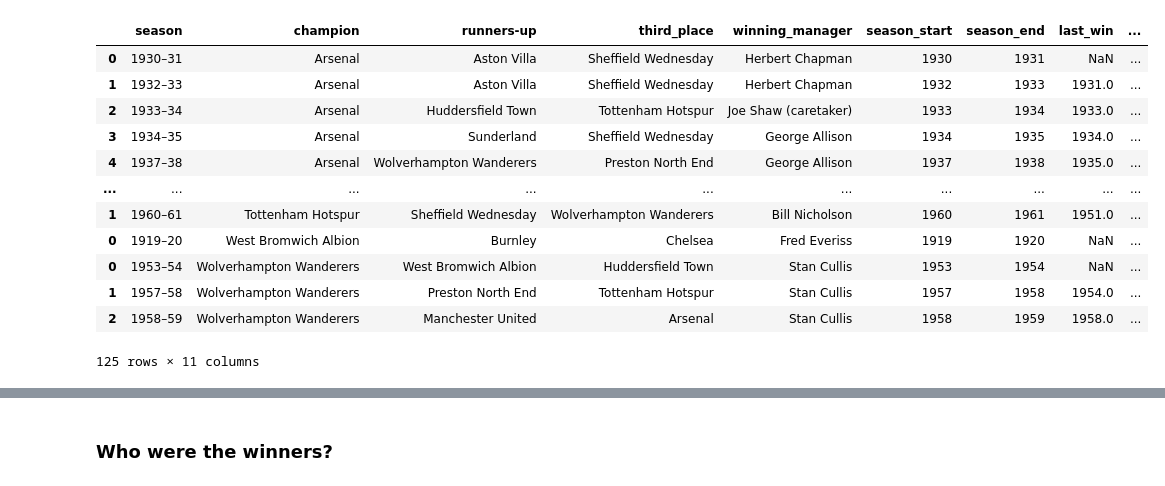
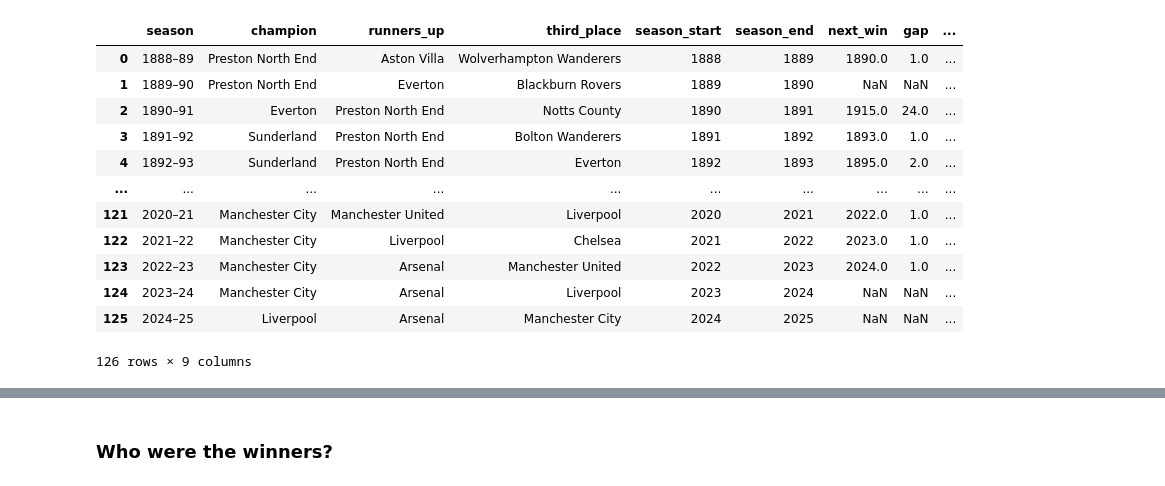
Before and after one commit to rayonjuly/rayopublic, a Jupyter notebook: 7. Longest period between EPL Titles/11. Longest period between EPL titles/longest_period_between_EPL_titles.ipynb, the cells around one changed output, grey strips where cells are left out. Saved outputs shown, nothing was run; the diff lists cells and outputs as text; code cells hidden in the pictures.

```diff
--- a/7. Longest period between EPL Titles/11. Longest period between EPL titles/longest_period_between_EPL_titles.ipynb
+++ b/7. Longest period between EPL Titles/11. Longest period between EPL titles/longest_period_between_EPL_titles.ipynb
@@ -12,10 +12,11 @@ def normalize_column_name(col):
     col = re.sub('(\n|\t)', '', col) # replace \n and \t with ''
     col = col.lower() # lower
     col = re.sub(' ', '_', col) # repace ' ' with '_'
+    col = re.sub('-', '_', col) # repace ' ' with '_'
     col = unidecode(col) # remove accent
     return col
 
-def del_column(df, col_list):
+def del_column(laliga, col_list):
     rem = [i for i in df.columns if i not in col_list]
     df = df[rem]
     return df
@@ -24,25 +25,26 @@ def del_column(df, col_list):
 # %%
 l = pd.read_html('https://en.wikipedia.org/wiki/List_of_English_football_champions')
-df = l[1]
-df.columns = [i[0] for i in df.columns]
-df = (df[~  ((df['Ed.'].str.contains('\(')) | (df['Champions (number of titles)'].str.contains('War')))])
-df.columns = [normalize_column_name(i) for i in df.columns]
-df = df.rename({'champions_(number_of_titles)': 'champion'}, axis = 1)
-df = df.loc[:,['season', 'champion', 'runners-up', 'third_place', 'winning_manager']]
-df.champion = df.champion.str.extract('(^[\w\s]+)')
-df.champion = df.champion.str.strip()
+df = l[2]
+df.columns = [normalize_column_name(i[0]) for i in df.columns]
 
 df = (
     df
-    .assign(season_start = lambda df_: df_.season.apply(lambda x: int(x[:4])))
-    .assign(season_end = lambda df_: df_.season_start + 1)
-    .sort_values(by = ['champion', 'season_end'], ignore_index=True)
+    .rename({'champions_(number_of_titles)': 'champion'}, axis = 1)
+    .loc[:,['season', 'champion', 'runners_up', 'third_place']]
 )
 
-df['last_win'] = df.groupby('champion')['season_end'].shift(1)
-df['next_win'] = df.groupby('champion')['season_end'].shift(-1)
-df['gap'] = df['next_win'] - df['season_end']
+df = df[~ ((df['champion'].str.contains('War')) | (df['season'].str.contains(r'\('))) ]
 
-df = df.replace('The Wednesday', 'Sheffield Wednesday')
+df = (
+    df
+    .assign(champion =              lambda df_: df_['champion'].str.extract(r'(^[\w\s]+)')[0].str.strip())
+    .assign(runners_up =            lambda df_: df_['runners_up'].str.extract(r'(^[\w\s]+)')[0].str.strip())
+    .assign(season_start =          lambda df_: df_.season.apply(lambda x: int(x[:4])))
+    .assign(season_end =            lambda df_: df_.season_start + 1)
+    .sort_values(by = ['champion', 'season_end'], ignore_index=True)
+    .assign(next_win =              lambda df_: df_.groupby('champion')['season_end'].shift(-1))
+    .assign(gap =                   lambda df_: df_['next_win'] - df_['season_end'])
+    .replace('The Wednesday', 'Sheffield Wednesday')
+)
 df
 # %% [output]
@@ -62,2 +63,0 @@ df
-# %%
-df = del_column(df, ['lientiep_label'])
@@ -64,28 +68,33 @@ df = del_column(df, ['lientiep_label'])
 # %%
 def label_consecutive(manu):
     manu = manu.sort_values('season_end').reset_index(drop=True)
     manu['lientiep_group'] = (manu.season_end.diff() != 1).cumsum()
 
     manu['lientiep_label'] = (
         manu.lientiep_group
         .map(manu.groupby('lientiep_group')
         .season_end.count()).apply(lambda x: str(x) + ' consecutive titles' if x > 1 else '')
     )
 
     return manu.drop(columns= ['lientiep_group'])
 
-df.groupby('champion', group_keys=False).apply(label_consecutive)
+# df.merge(
+#     df.groupby('champion', group_keys=False).apply(label_consecutive, include_groups=False)
+#     ,on = 'season'
+# )
+df = df.groupby('champion', group_keys=False).apply(label_consecutive).sort_values(by = 'season', ignore_index= True)
+df
 # %% [output]
-|  | season | champion | runners-up | third_place | winning_manager | season_start | season_end | last_win | ... |
-| 0 | 1930–31 | Arsenal | Aston Villa | Sheffield Wednesday | Herbert Chapman | 1930 | 1931 | NaN | ... |
-| 1 | 1932–33 | Arsenal | Aston Villa | Sheffield Wednesday | Herbert Chapman | 1932 | 1933 | 1931.0 | ... |
-| 2 | 1933–34 | Arsenal | Huddersfield Town | Tottenham Hotspur | Joe Shaw (caretaker) | 1933 | 1934 | 1933.0 | ... |
-| 3 | 1934–35 | Arsenal | Sunderland | Sheffield Wednesday | George Allison | 1934 | 1935 | 1934.0 | ... |
-| 4 | 1937–38 | Arsenal | Wolverhampton Wanderers | Preston North End | George Allison | 1937 | 1938 | 1935.0 | ... |
+|  | season | champion | runners_up | third_place | season_start | season_end | next_win | gap | ... |
+| 0 | 1888–89 | Preston North End | Aston Villa | Wolverhampton Wanderers | 1888 | 1889 | 1890.0 | 1.0 | ... |
+| 1 | 1889–90 | Preston North End | Everton | Blackburn Rovers | 1889 | 1890 | NaN | NaN | ... |
+| 2 | 1890–91 | Everton | Preston North End | Notts County | 1890 | 1891 | 1915.0 | 24.0 | ... |
+| 3 | 1891–92 | Sunderland | Preston North End | Bolton Wanderers | 1891 | 1892 | 1893.0 | 1.0 | ... |
+| 4 | 1892–93 | Sunderland | Preston North End | Everton | 1892 | 1893 | 1895.0 | 2.0 | ... |
 | ... | ... | ... | ... | ... | ... | ... | ... | ... | ... |
-| 1 | 1960–61 | Tottenham Hotspur | Sheffield Wednesday | Wolverhampton Wanderers | Bill Nicholson | 1960 | 1961 | 1951.0 | ... |
-| 0 | 1919–20 | West Bromwich Albion | Burnley | Chelsea | Fred Everiss | 1919 | 1920 | NaN | ... |
-| 0 | 1953–54 | Wolverhampton Wanderers | West Bromwich Albion | Huddersfield Town | Stan Cullis | 1953 | 1954 | NaN | ... |
-| 1 | 1957–58 | Wolverhampton Wanderers | Preston North End | Tottenham Hotspur | Stan Cullis | 1957 | 1958 | 1954.0 | ... |
-| 2 | 1958–59 | Wolverhampton Wanderers | Manchester United | Arsenal | Stan Cullis | 1958 | 1959 | 1958.0 | ... |
+| 121 | 2020–21 | Manchester City | Manchester United | Liverpool | 2020 | 2021 | 2022.0 | 1.0 | ... |
+| 122 | 2021–22 | Manchester City | Liverpool | Chelsea | 2021 | 2022 | 2023.0 | 1.0 | ... |
+| 123 | 2022–23 | Manchester City | Arsenal | Manchester United | 2022 | 2023 | 2024.0 | 1.0 | ... |
+| 124 | 2023–24 | Manchester City | Arsenal | Liverpool | 2023 | 2024 | NaN | NaN | ... |
+| 125 | 2024–25 | Liverpool | Arsenal | Manchester City | 2024 | 2025 | NaN | NaN | ... |
-125 rows × 11 columns
+126 rows × 9 columns
```
Also changed, not shown: parts of 12 cells of this notebook, 2 other files.
